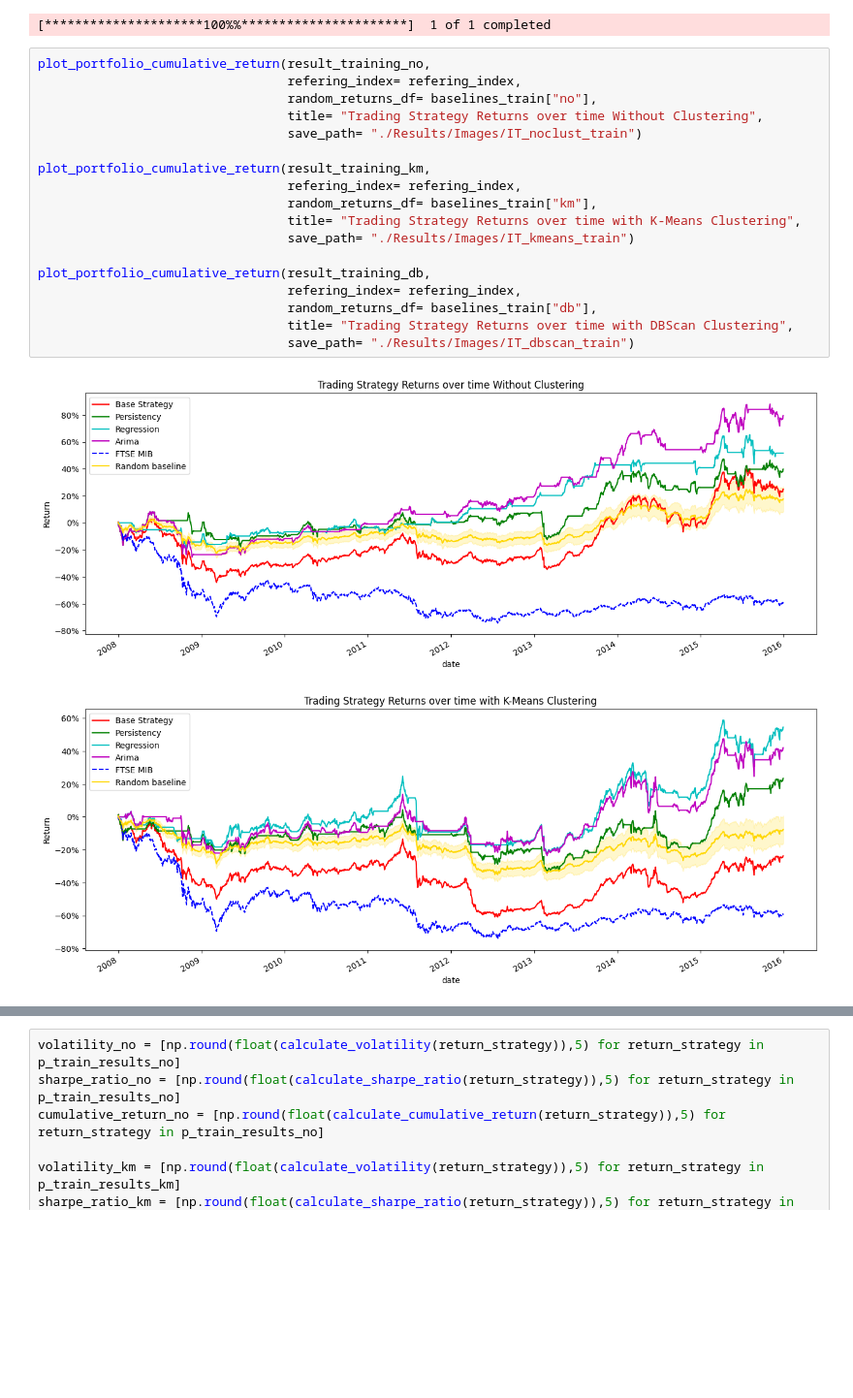
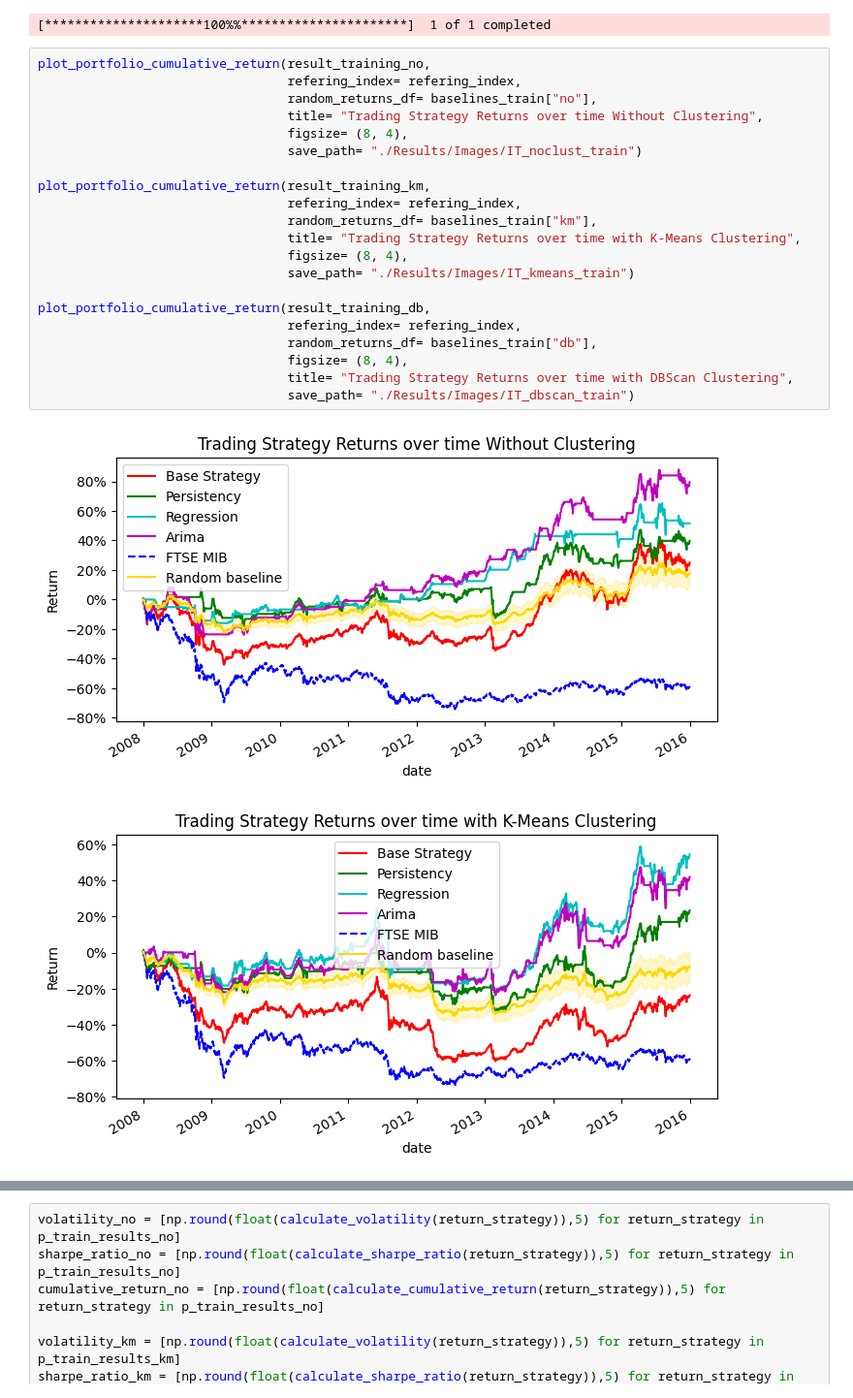
Before and after one commit to francesco-source/Portfolio-Optimization-via-Machine-Learning-Models, a Jupyter notebook: Italian_market.ipynb, the cells around one changed output, grey strips where cells are left out. Shown at 97% size. Saved outputs shown, nothing was run; the diff lists cells and outputs as text; blank space fills up the shorter version.

```diff
--- a/Italian_market.ipynb
+++ b/Italian_market.ipynb
@@ -402,21 +402,24 @@ else:
 # %%
 plot_portfolio_cumulative_return(result_training_no,
                                  refering_index= refering_index,
                                  random_returns_df= baselines_train["no"],
                                  title= "Trading Strategy Returns over time Without Clustering",
+                                 figsize= (8, 4),
                                  save_path= "./Results/Images/IT_noclust_train")
 
 plot_portfolio_cumulative_return(result_training_km,
                                  refering_index= refering_index,
                                  random_returns_df= baselines_train["km"],
                                  title= "Trading Strategy Returns over time with K-Means Clustering",
+                                 figsize= (8, 4),
                                  save_path= "./Results/Images/IT_kmeans_train")
 
 plot_portfolio_cumulative_return(result_training_db,
                                  refering_index= refering_index,
                                  random_returns_df= baselines_train["db"],
+                                 figsize= (8, 4),
                                  title= "Trading Strategy Returns over time with DBScan Clustering",
                                  save_path= "./Results/Images/IT_dbscan_train")
 # %% [output]
-[figure, old version]
+[figure, new version]
-[figure, old version]
+[figure, new version]
```
Also changed, not shown: parts of 2 cells of this notebook, 16 other files.
